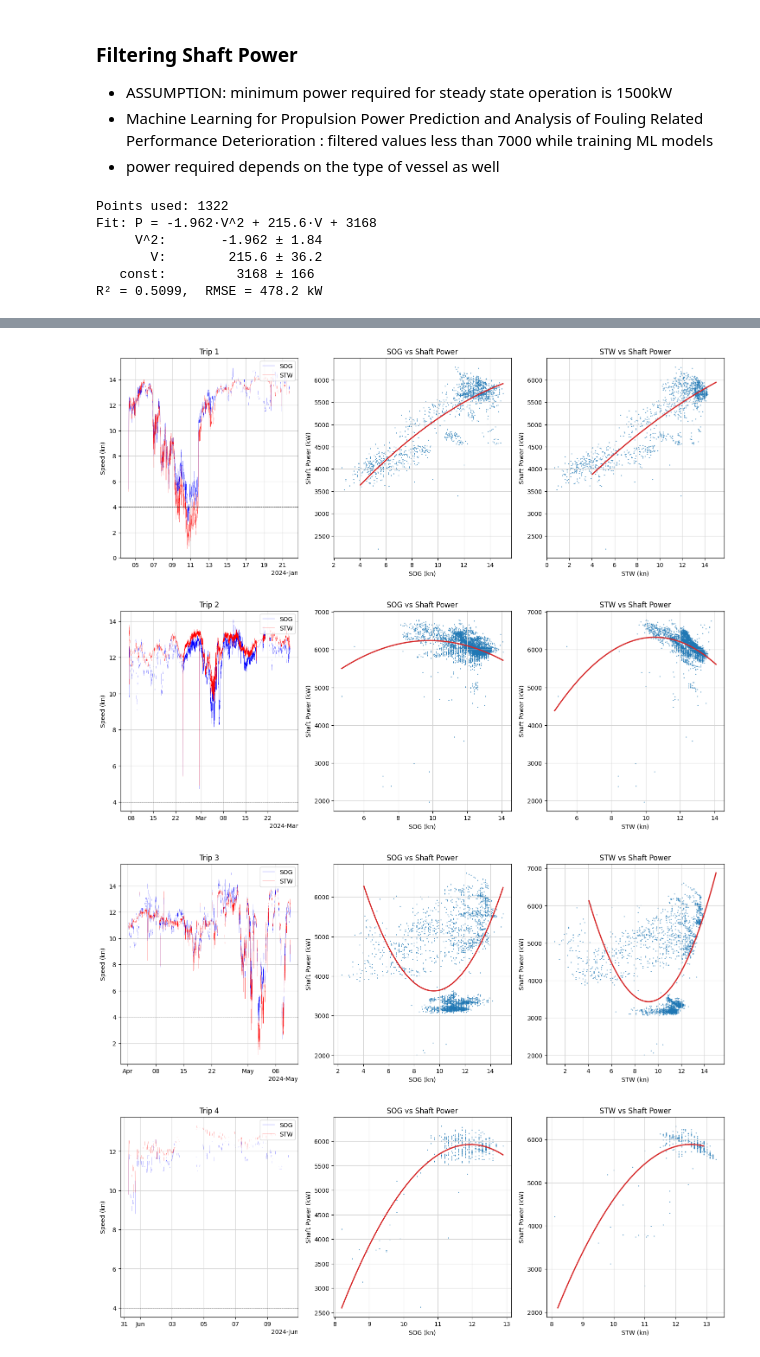
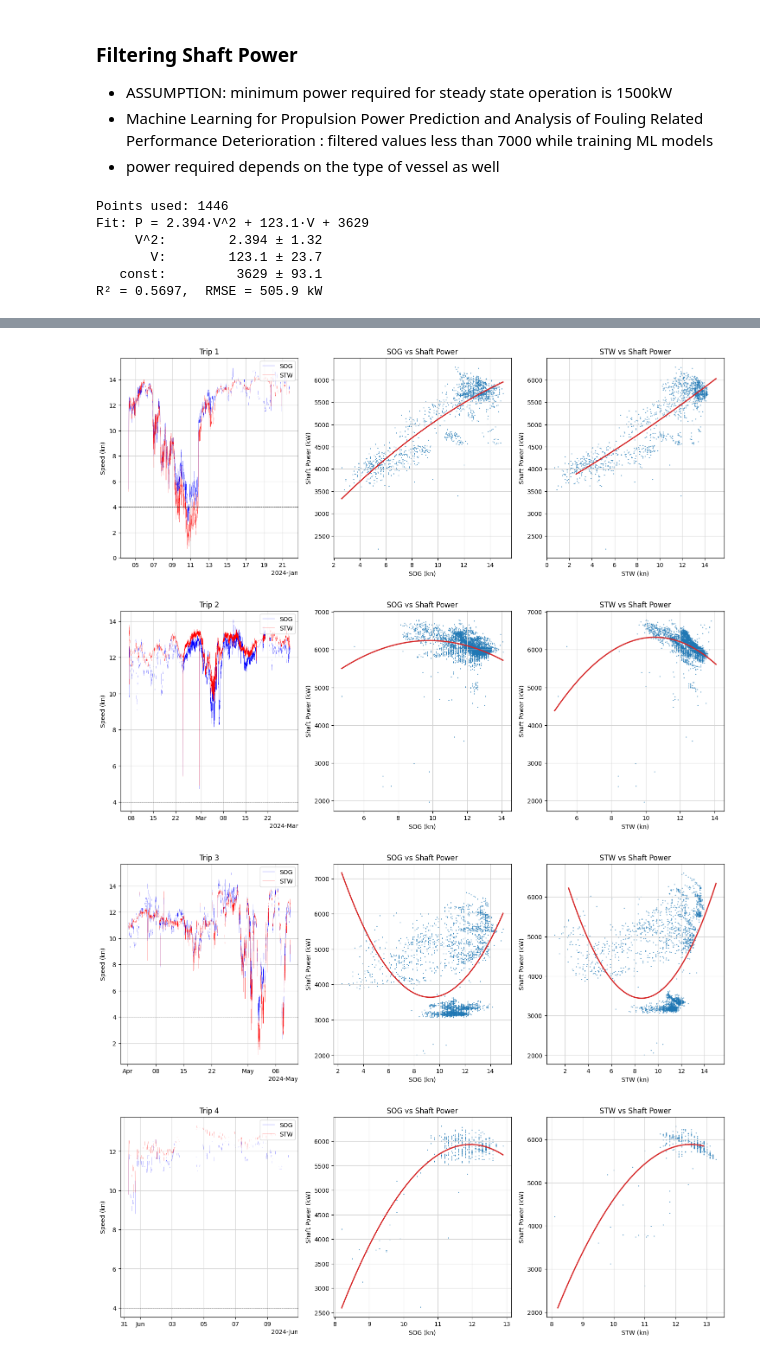
Before and after one commit to milospil/AppliedDS-Gr4, a Jupyter notebook: notebooks/energy_comparison/trips.ipynb, the cells around one changed output, grey strips where cells are left out. Cells and saved outputs as stored; diff of their text form; code cells hidden in the pictures.

```diff
--- a/notebooks/energy_comparison/trips.ipynb
+++ b/notebooks/energy_comparison/trips.ipynb
@@ -103,14 +103,14 @@ filtered_metric_data = metrics_wide.filter(pl.col("shaft_kw") > 1500)
 # %%
 trip1_data = filtered_metric_data.filter(pl.col("timestamp").is_between(trips.filter(pl.col("trip") == 1).select("start").item(), trips.filter(pl.col("trip") == 1.0).select("end").item()))
 trip1_data = trip1_data.select(pl.col("timestamp"),pl.col("stw_kn"),pl.col("sog_kn"), pl.col("shaft_kw")).drop_nulls().sort("timestamp").group_by_dynamic("timestamp", every="10m").agg(pl.col("stw_kn").mean(),pl.col("sog_kn").mean(), pl.col("shaft_kw").mean())
-result1 = fit_power_law(trip1_data)
+result1 = fit_poly(trip1_data)
 # %% [output]
-Points used: 1322
-Fit: P = -1.962·V^2 + 215.6·V + 3168
-     V^2:       -1.962 ± 1.84
-       V:        215.6 ± 36.2
-   const:         3168 ± 166
-R² = 0.5099,  RMSE = 478.2 kW
+Points used: 1446
+Fit: P = 2.394·V^2 + 123.1·V + 3629
+     V^2:        2.394 ± 1.32
+       V:        123.1 ± 23.7
+   const:         3629 ± 93.1
+R² = 0.5697,  RMSE = 505.9 kW
 # %%
 for trip in trips["trip"].unique():
     trip_data = filtered_metric_data.filter(pl.col("timestamp").is_between(trips.filter(pl.col("trip") == trip).select("start").item(), trips.filter(pl.col("trip") == trip).select("end").item()))
@@ -130,7 +130,7 @@ for trip in trips["trip"].unique():
     ax[1].scatter(trip_data["sog_kn"].to_numpy(), trip_data["shaft_kw"].to_numpy(), s = 0.25)
     x, y = _xy(trip_data.select(pl.col("sog_kn"), pl.col("shaft_kw")),SPEED = "sog_kn")
     xs = np.linspace(x.min(), x.max(), 200)
-    res = fit_power_law(trip_data.select(pl.col("sog_kn"), pl.col("shaft_kw")),SPEED = "sog_kn")
+    res = fit_poly(trip_data.select(pl.col("sog_kn"), pl.col("shaft_kw")),SPEED = "sog_kn")
     ys = poly(xs, *res["coef"])
     ax[1].plot(xs, ys, color="tab:red", lw=2,)
             #label=f"{name} fit: {_equation(res['coef'])}\nR² = {res['R2']:.3f}, "
@@ -140,7 +140,7 @@ for trip in trips["trip"].unique():
     ax[1].set_title("SOG vs Shaft Power")
 
     ax[2].scatter(trip_data["stw_kn"].to_numpy(), trip_data["shaft_kw"].to_numpy(), s = 0.25)
-    res = fit_power_law(trip_data.select(pl.col("stw_kn"), pl.col("shaft_kw")),SPEED = "stw_kn")
+    res = fit_poly(trip_data.select(pl.col("stw_kn"), pl.col("shaft_kw")),SPEED = "stw_kn")
     ys = poly(xs, *res["coef"])
     ax[2].plot(xs, ys, color="tab:red", lw=2,)
     ax[2].set_xlabel("STW (kn)")
@@ -162,10 +162,10 @@ R² = 0.6963,  RMSE = 338.5 kW
 ... (80 lines left out)
      V^2:        105.8 ± 3.99
        V:        -2040 ± 78.8
    const:    1.231e+04 ± 387
 R² = 0.1642,  RMSE = 312.1 kW
-[figure, old version]
+[figure, new version]
 [figure]
-[figure, old version]
+[figure, new version]
 [figure]
 [figure]
```
Also changed, not shown: parts of 3 cells of this notebook, 3 other files.
